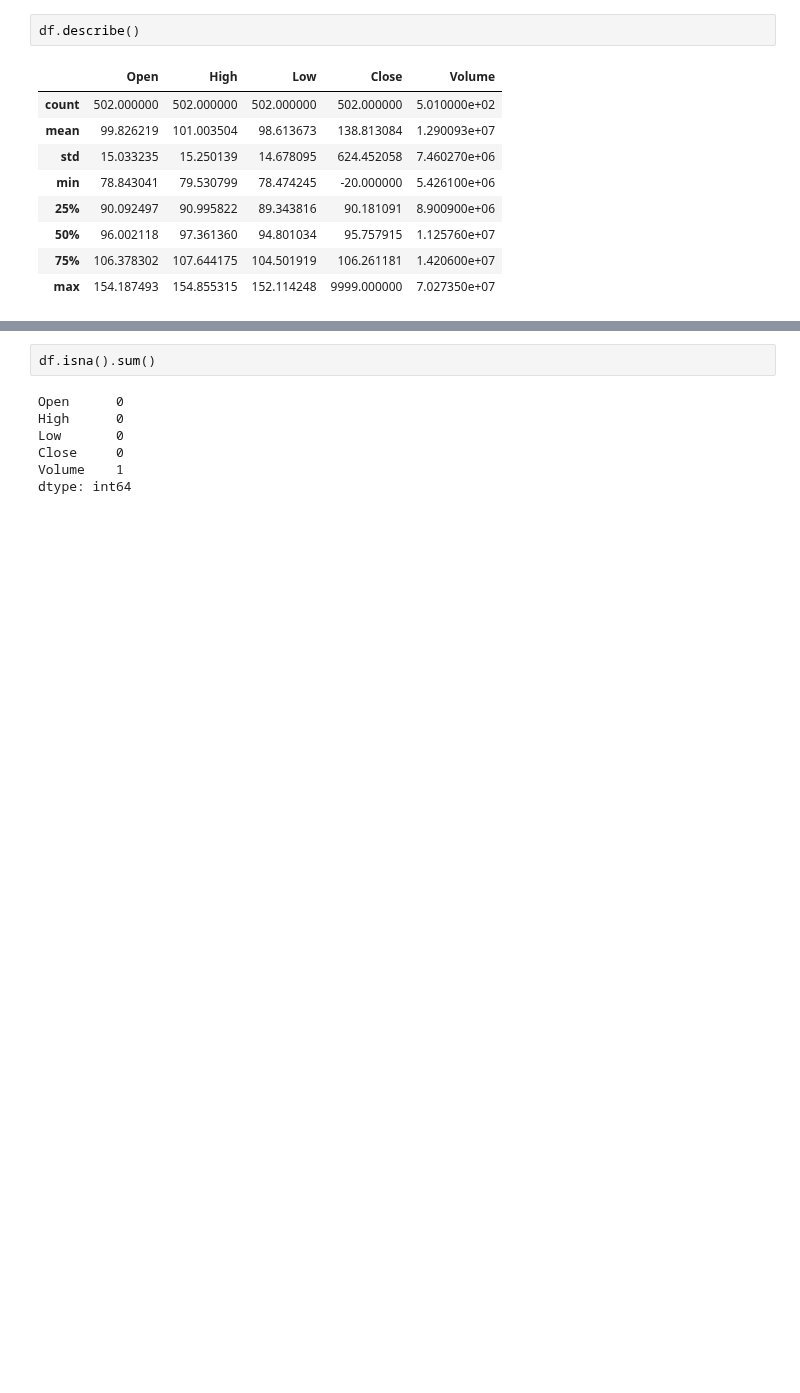
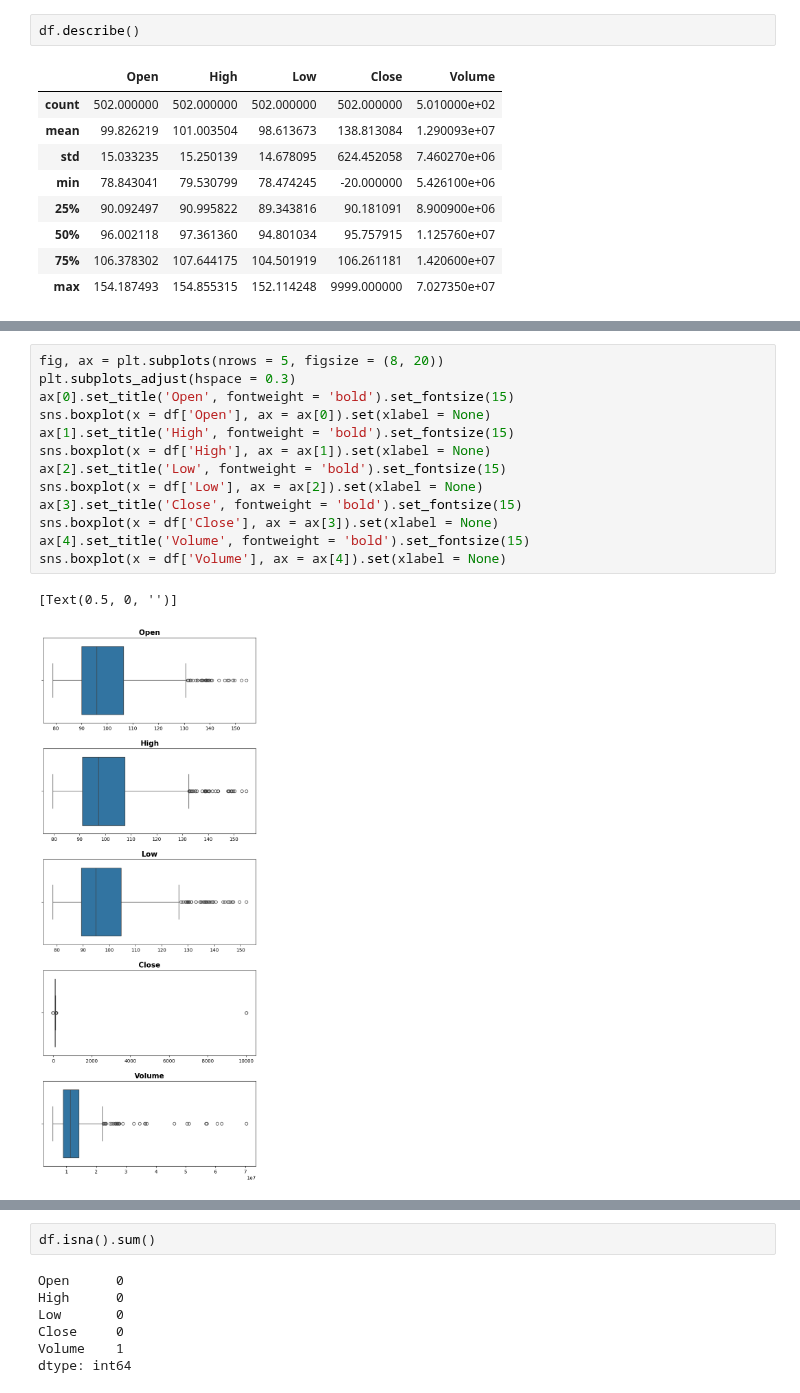
Before and after one commit to HillelCharbit/Trading-Algorithm-Project---google-trends, a Jupyter notebook: tom_jupyter_notebook.ipynb, the cells around one changed output, grey strips where cells are left out. Drawn from its saved outputs; the diff is of its cells as text; blank space fills up the shorter version.

```diff
--- a/tom_jupyter_notebook.ipynb
+++ b/tom_jupyter_notebook.ipynb
@@ -53,0 +79,16 @@ dtype: object
+# %%
+fig, ax = plt.subplots(nrows = 5, figsize = (8, 20))
+plt.subplots_adjust(hspace = 0.3)
+ax[0].set_title('Open', fontweight = 'bold').set_fontsize(15)
+sns.boxplot(x = df['Open'], ax = ax[0]).set(xlabel = None)
+ax[1].set_title('High', fontweight = 'bold').set_fontsize(15)
+sns.boxplot(x = df['High'], ax = ax[1]).set(xlabel = None)
+ax[2].set_title('Low', fontweight = 'bold').set_fontsize(15)
+sns.boxplot(x = df['Low'], ax = ax[2]).set(xlabel = None)
+ax[3].set_title('Close', fontweight = 'bold').set_fontsize(15)
+sns.boxplot(x = df['Close'], ax = ax[3]).set(xlabel = None)
+ax[4].set_title('Volume', fontweight = 'bold').set_fontsize(15)
+sns.boxplot(x = df['Volume'], ax = ax[4]).set(xlabel = None)
+# %% [output]
+[Text(0.5, 0, '')]
+[figure, added]
```
Also changed, not shown: parts of 37 cells of this notebook.
